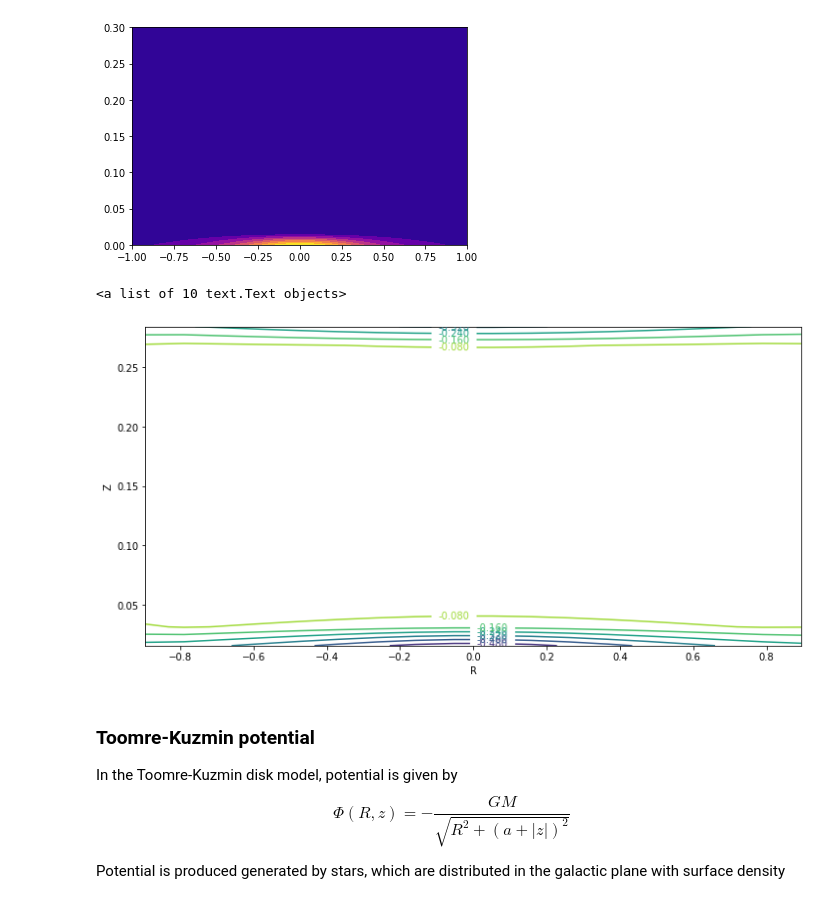
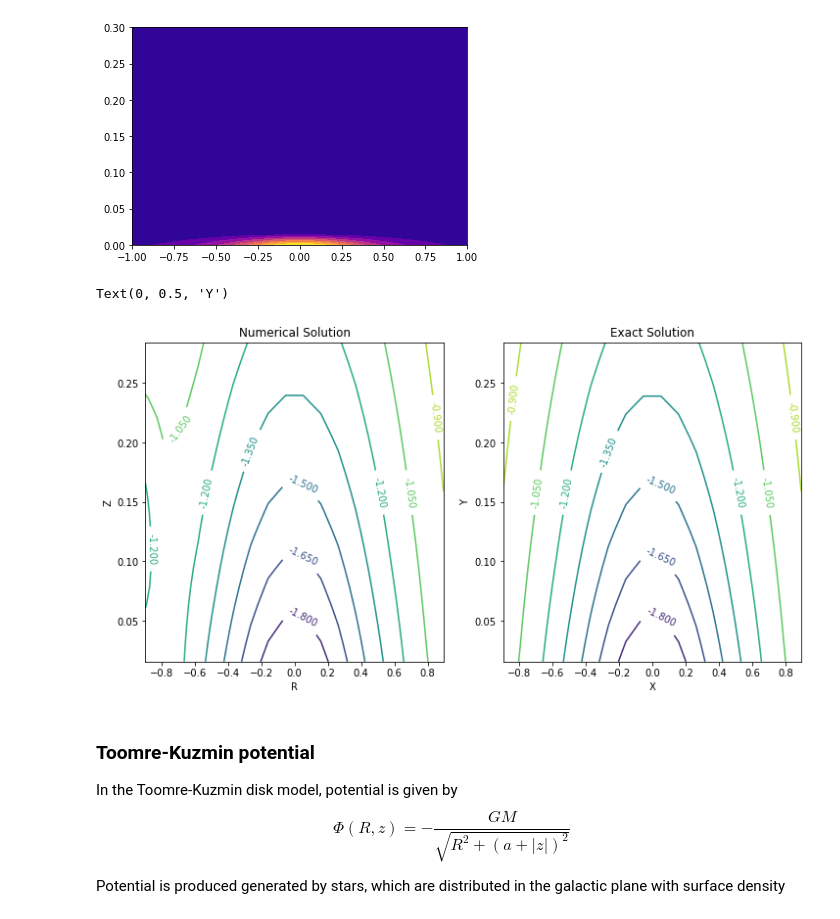
Before and after one commit to astroviki/NumericalMethods, a Jupyter notebook: PoissonSolver/Poisson.ipynb, the cells around one changed output. Cells and saved outputs as stored; diff of their text form; code cells hidden in the pictures.

```diff
--- a/PoissonSolver/Poisson.ipynb
+++ b/PoissonSolver/Poisson.ipynb
@@ -735,7 +692,7 @@ def matrix_initialize(n):
         for l in range(ndim*ndim):
 
             if l==k:
-                banded_matrix[k,l] = -4.0*d3
+                banded_matrix[k,l] = -2.0*d3
             if l==k+1:
                 banded_matrix[k,l] = d2
             if l==k-1:
@@ -887,7 +828,7 @@ def matrix_initialize(n):
         for l in range(ndim*ndim):
 
             if l==k:
-                banded_matrix[k,l] = -4.0*(1.0/delta_r**2+1.0/delta_z**2)
+                banded_matrix[k,l] = -2.0*(1.0/delta_r**2+1.0/delta_z**2)
             if l==k+1:
                 banded_matrix[k,l] = (1.0/delta_r**2+1.0/(2.0*ri*delta_r))
             if l==k-1:
@@ -984,20 +925,40 @@ plt.contourf(Rm, Zm, surfacedensity,cmap=cm.plasma)
 # Solve the system using linalg
 u = linalg.solve(A,rhs)
 solution = u.reshape(n-2,n-2)
+# %%
+def toomre_kuzmin(a):
+    phi = np.empty((n,n))
+    for j in range(n):
+        for i in range(n):
+            phi[j,i]=-1.0/np.sqrt(Rm[j,i]**2+(a+np.abs(Zm[j,i]))**2);
+    return phi
+
+phi_theor = toomre_kuzmin(0.5)
 # %%
 Rm, Zm = np.meshgrid(r[1:-1],z[1:-1])
 fig = plt.figure(figsize=(12,6))
 
 zvalues = solution
 
-ax1 = fig.add_subplot(1,1,1)
+ax = fig.add_subplot(1,2,1)
+cpf = ax.contour(Rm,Zm,zvalues)
+ax.clabel(cpf, inline=1, fontsize=10)
 plt.xlabel("R")
 plt.ylabel("Z")
-CS = ax1.contour(Rm,Zm,zvalues)
-ax1.clabel(CS, inline=1, fontsize=10)
+plt.title('Numerical Solution')
+
+zvalues = phi_theor
+ax = fig.add_subplot(1,2,2)
+
+Rm, Zm = np.meshgrid(r,z)
+cpf = ax.contour(Rm[1:-1,1:-1],Zm[1:-1,1:-1],zvalues[1:-1,1:-1])
+ax.clabel(cpf, inline=1, fontsize=10)
+plt.title('Exact Solution')
+plt.xlabel("X")
+plt.ylabel("Y")
 # %% [output]
-<a list of 10 text.Text objects>
+Text(0, 0.5, 'Y')
-[figure, old version]
+[figure, new version]
 # %% [markdown]
 ### Toomre-Kuzmin potential
 In the Toomre-Kuzmin disk model, potential is given by
```
Also changed, not shown: parts of 11 cells of this notebook.
